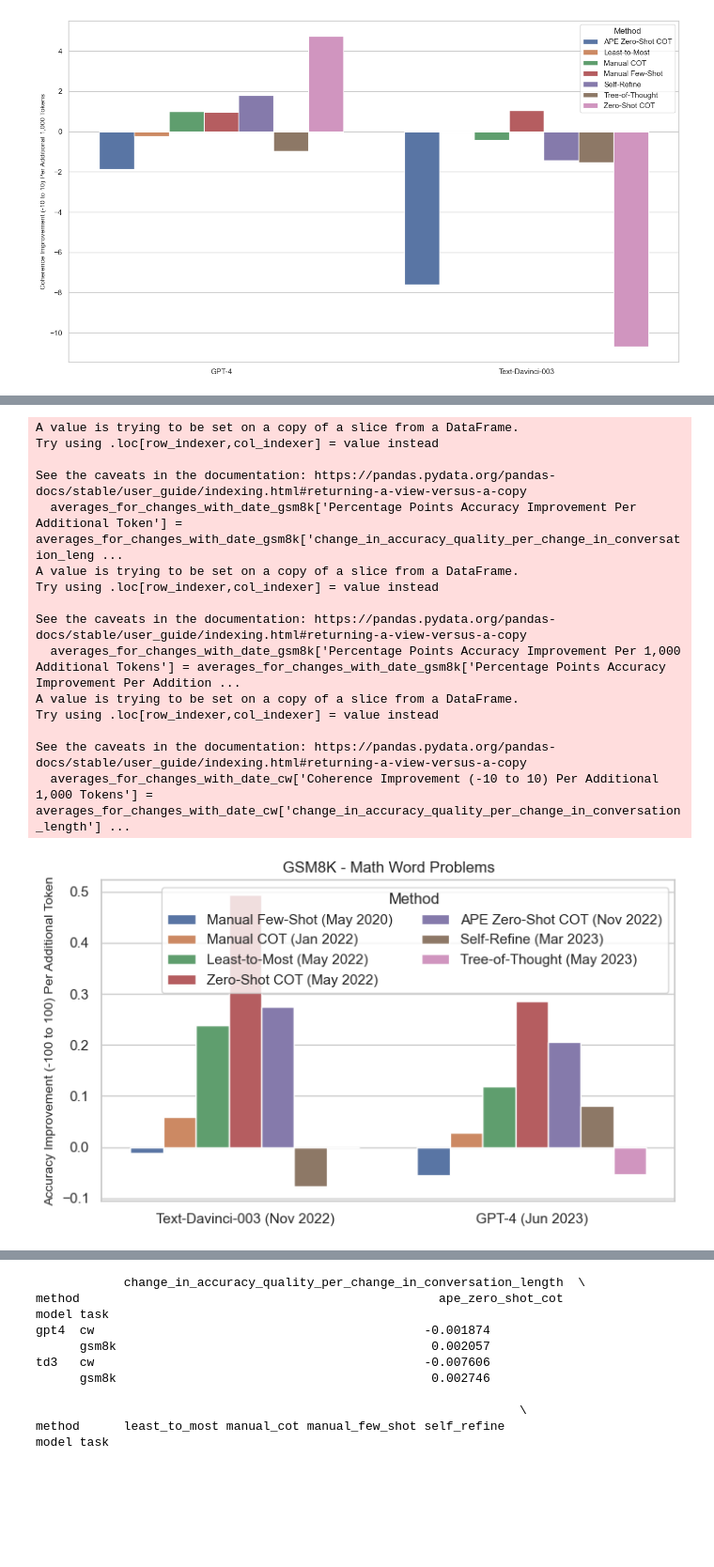
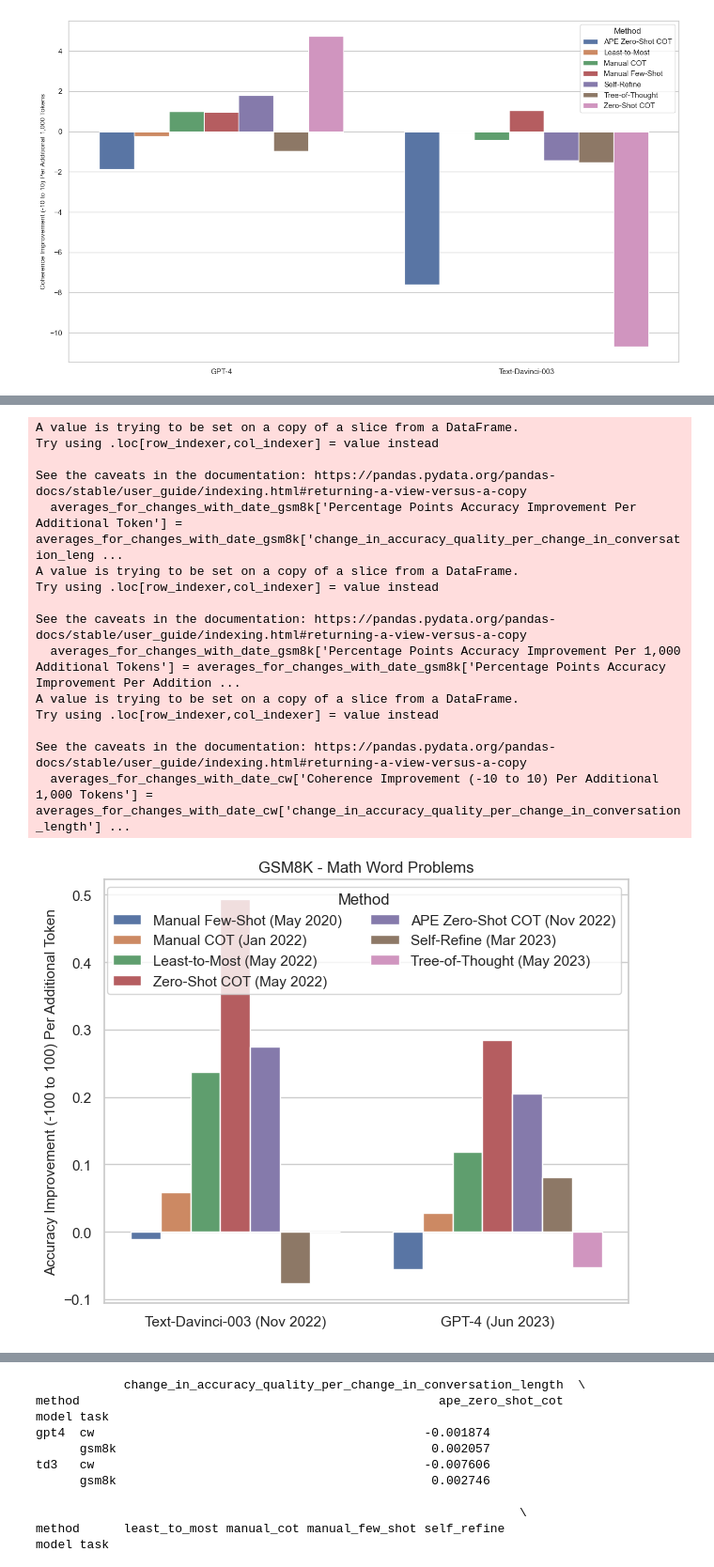
Before and after one commit to ijyliu/anlp23-project, a Jupyter notebook: Data/06 - Analyze Metrics and Conduct Inference.ipynb, the cells around one changed output, grey strips where cells are left out. Shown at 94% size. Saved outputs shown, nothing was run; the diff lists cells and outputs as text; code cells hidden in the pictures; blank space fills up the shorter version.

```diff
--- a/Data/06 - Analyze Metrics and Conduct Inference.ipynb
+++ b/Data/06 - Analyze Metrics and Conduct Inference.ipynb
@@ -793,8 +793,14 @@ figsize_3_4 = (0.75 * 16, 0.75 * 9)
 figsize_060 = (0.6 * 16, 0.6 * 9)
 # Scaled down
 figsize_half = (8, 4.5)
+# Modified figsize to be a little taller
+figsize_half_tall = (8*0.9, 6.5*0.9)
 # Pick size
-fsize = figsize_half
+fsize = figsize_half_tall
+fontsize_gsm8k = 11
+fontsize_cw = 11
+# Title padding
+title_pad = 0
 
 # Version sorted by ss_publication_date
 # Merge on hand_labeled_data
@@ -880,8 +886,8 @@ ax.legend(ncol=2, title = 'Method')
 # No x axis title
 plt.gca().set_xlabel('')
 # Reduce y axis title font size
-plt.gca().set_ylabel('Accuracy Improvement (-100 to 100) Per Additional Token', fontsize=10)
-plt.title('GSM8K - Math Word Problems')
+plt.gca().set_ylabel('Accuracy Improvement (-100 to 100) Per Additional Token', fontsize=fontsize_gsm8k)
+plt.title('GSM8K - Math Word Problems')#, pad = title_pad)
 plt.savefig('../Output/gsm8k_change_in_accuracy_quality_per_change_in_conversation_length_sorted_by_technique_age.png')
 plt.show()
 
@@ -924,8 +930,8 @@ sns.barplot(x='Model', y='Coherence Improvement (-10 to 10) Per Additional 1,000
 #plt.title('Change in Creative Writing Coherence per Change in Conversation Length by Model and Method')
 # No x axis title
 plt.gca().set_xlabel('')
-plt.gca().set_ylabel('Coherence Improvement (-10 to 10) Per Additional 1K Tokens', fontsize=9)
-plt.title('Creative Writing - 2 Paragraphs With Fixed End Sentences')
+plt.gca().set_ylabel('Coherence Improvement (-10 to 10) Per Additional 1K Tokens', fontsize=fontsize_cw)
+plt.title('Creative Writing - 2 Paragraphs With Fixed End Sentences')#, pad=title_pad)
 plt.savefig('../Output/cw_change_in_accuracy_quality_per_change_in_conversation_length_sorted_by_technique_age_transformed.png')
 plt.show()
 # %% [output]
@@ -934,31 +940,31 @@ plt.show()
 6   gpt4    manual_few_shot     cw               751.04
 7   gpt4    manual_few_shot  gsm8k               579.69
 20   td3    manual_few_shot     cw               695.41
 4   gpt4         manual_cot     cw               968.75
 5   gpt4         manual_cot  gsm8k               850.04
 19   td3         manual_cot  gsm8k               722.70
 18   td3         manual_cot     cw               960.51
 2   gpt4      least_to_most     cw              1091.41
 3   gpt4      least_to_most  gsm8k               332.36
 17   td3      least_to_most  gsm8k               272.27
 ... (304 lines left out)
 24                                          -1.521496
 26                                         -10.691376
 ['Manual Few-Shot (May 2020)', 'Manual COT (Jan 2022)', 'Least-to-Most (May 2022)', 'Zero-Shot COT (May 2022)', 'APE Zero-Shot COT (Nov 2022)', 'Self-Refine (Mar 2023)', 'Tree-of-Thought (May 2023)']
 ['Manual Few-Shot (May 2020)', 'Manual COT (Jan 2022)', 'Least-to-Most (May 2022)', 'Zero-Shot COT (May 2022)', 'APE Zero-Shot COT (Nov 2022)', 'Self-Refine (Mar 2023)', 'Tree-of-Thought (May 2023)']
 A value is trying to be set on a copy of a slice from a DataFrame.
 Try using .loc[row_indexer,col_indexer] = value instead
 
 See the caveats in the documentation: https://pandas.pydata.org/pandas-docs/stable/user_guide/indexing.html#returning-a-view-versus-a-copy
   averages_for_changes_with_date_gsm8k['Percentage Points Accuracy Improvement Per Additional Token'] = averages_for_changes_with_date_gsm8k['change_in_accuracy_quality_per_change_in_conversation_leng ...
 A value is trying to be set on a copy of a slice from a DataFrame.
 Try using .loc[row_indexer,col_indexer] = value instead
 
 See the caveats in the documentation: https://pandas.pydata.org/pandas-docs/stable/user_guide/indexing.html#returning-a-view-versus-a-copy
   averages_for_changes_with_date_gsm8k['Percentage Points Accuracy Improvement Per 1,000 Additional Tokens'] = averages_for_changes_with_date_gsm8k['Percentage Points Accuracy Improvement Per Addition ...
 A value is trying to be set on a copy of a slice from a DataFrame.
 Try using .loc[row_indexer,col_indexer] = value instead
 
 See the caveats in the documentation: https://pandas.pydata.org/pandas-docs/stable/user_guide/indexing.html#returning-a-view-versus-a-copy
   averages_for_changes_with_date_cw['Coherence Improvement (-10 to 10) Per Additional 1,000 Tokens'] = averages_for_changes_with_date_cw['change_in_accuracy_quality_per_change_in_conversation_length'] ...
-[figure, old version]
+[figure, new version]
```
Also changed, not shown: parts of 1 cell of this notebook, 7 other files.
